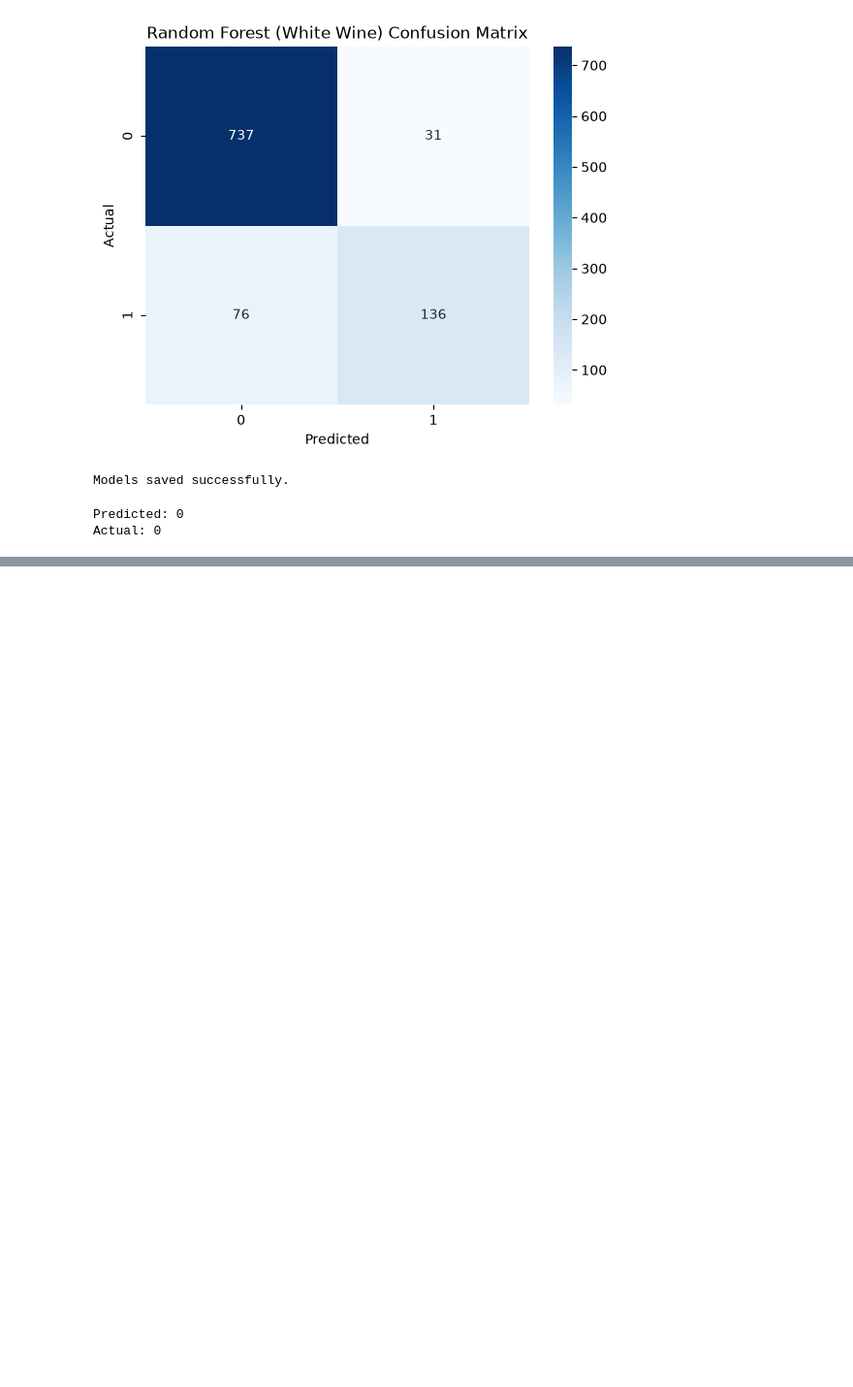
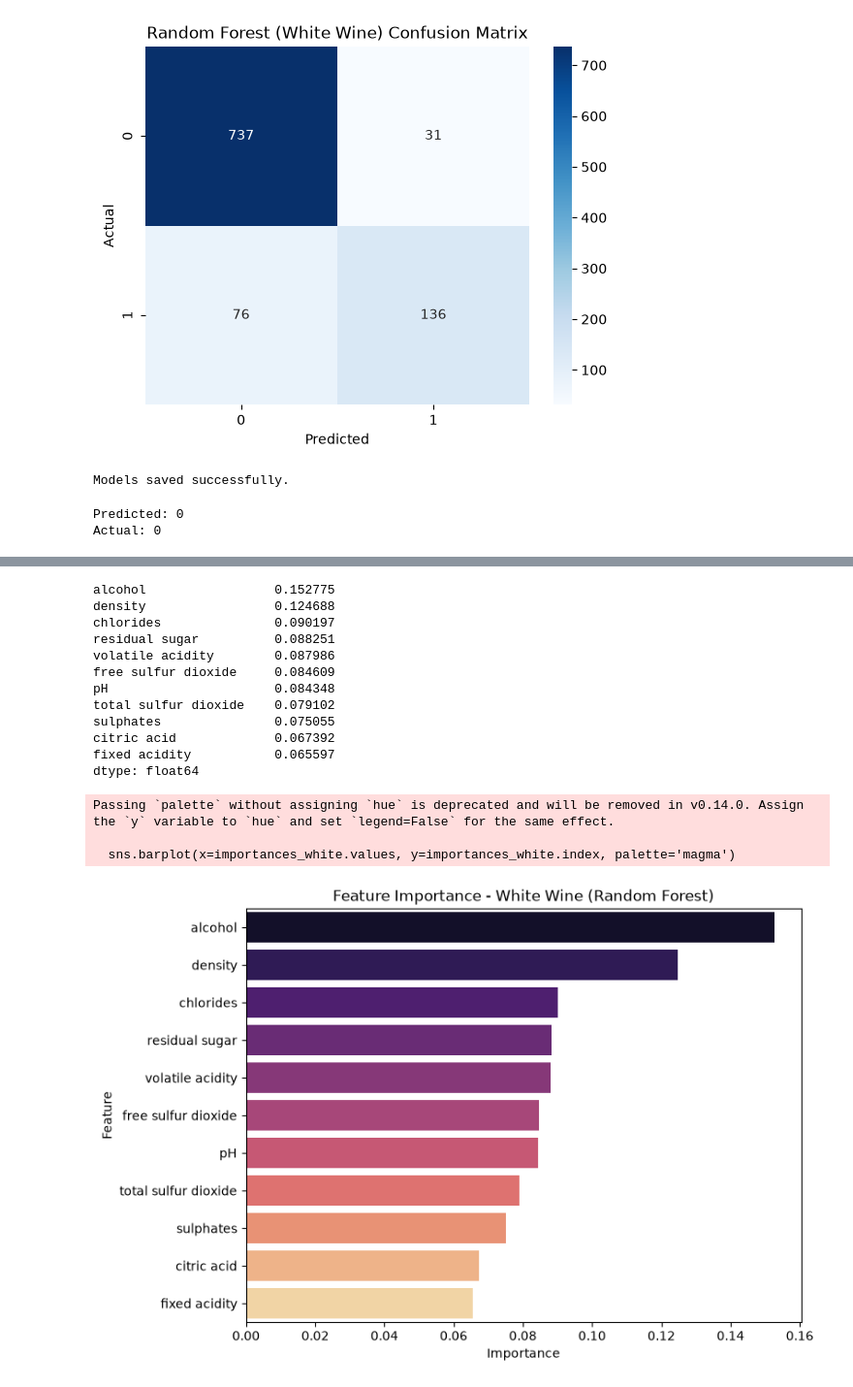
Before and after one commit to afrinps19/winery, a Jupyter notebook: wine_quality.ipynb, the cells around one changed output, grey strips where cells are left out. Shown at 97% size. Saved outputs shown, nothing was run; the diff lists cells and outputs as text; code cells hidden in the pictures; blank space fills up the shorter version.

```diff
--- a/wine_quality.ipynb
+++ b/wine_quality.ipynb
@@ -198,0 +228,29 @@ Actual: 0
+# %%
+importances_white = pd.Series(rf_model_white.feature_importances_, index=X_white.columns)
+importances_white = importances_white.sort_values(ascending=False)
+
+print(importances_white)
+
+plt.figure(figsize=(8, 6))
+sns.barplot(x=importances_white.values, y=importances_white.index, palette='magma')
+plt.title('Feature Importance - White Wine (Random Forest)')
+plt.xlabel('Importance')
+plt.ylabel('Feature')
+plt.show()
+# %% [output]
+alcohol                 0.152775
+density                 0.124688
+chlorides               0.090197
+residual sugar          0.088251
+volatile acidity        0.087986
+free sulfur dioxide     0.084609
+pH                      0.084348
+total sulfur dioxide    0.079102
+sulphates               0.075055
+citric acid             0.067392
+fixed acidity           0.065597
+dtype: float64
+Passing `palette` without assigning `hue` is deprecated and will be removed in v0.14.0. Assign the `y` variable to `hue` and set `legend=False` for the same effect.
+
+  sns.barplot(x=importances_white.values, y=importances_white.index, palette='magma')
+[figure, added]
```
Also changed, not shown: parts of 1 cell of this notebook.
